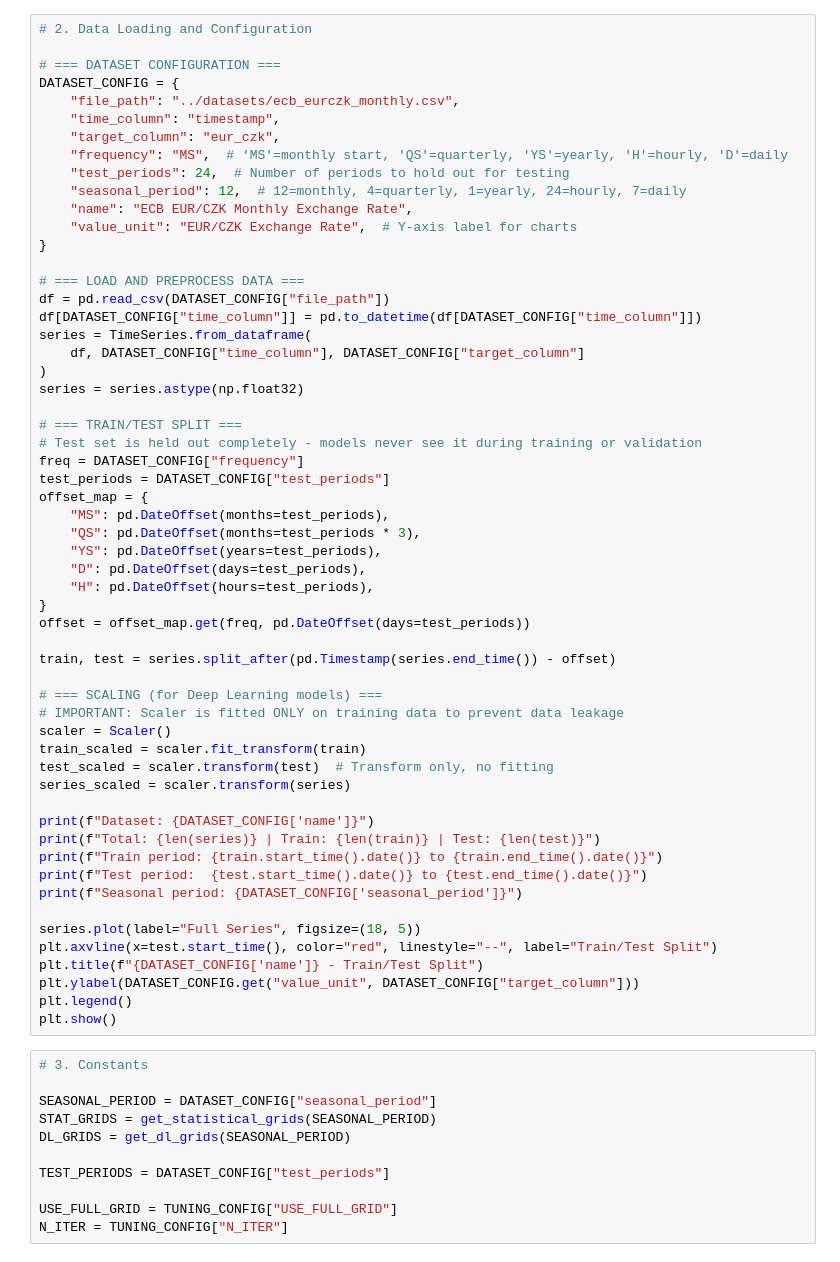
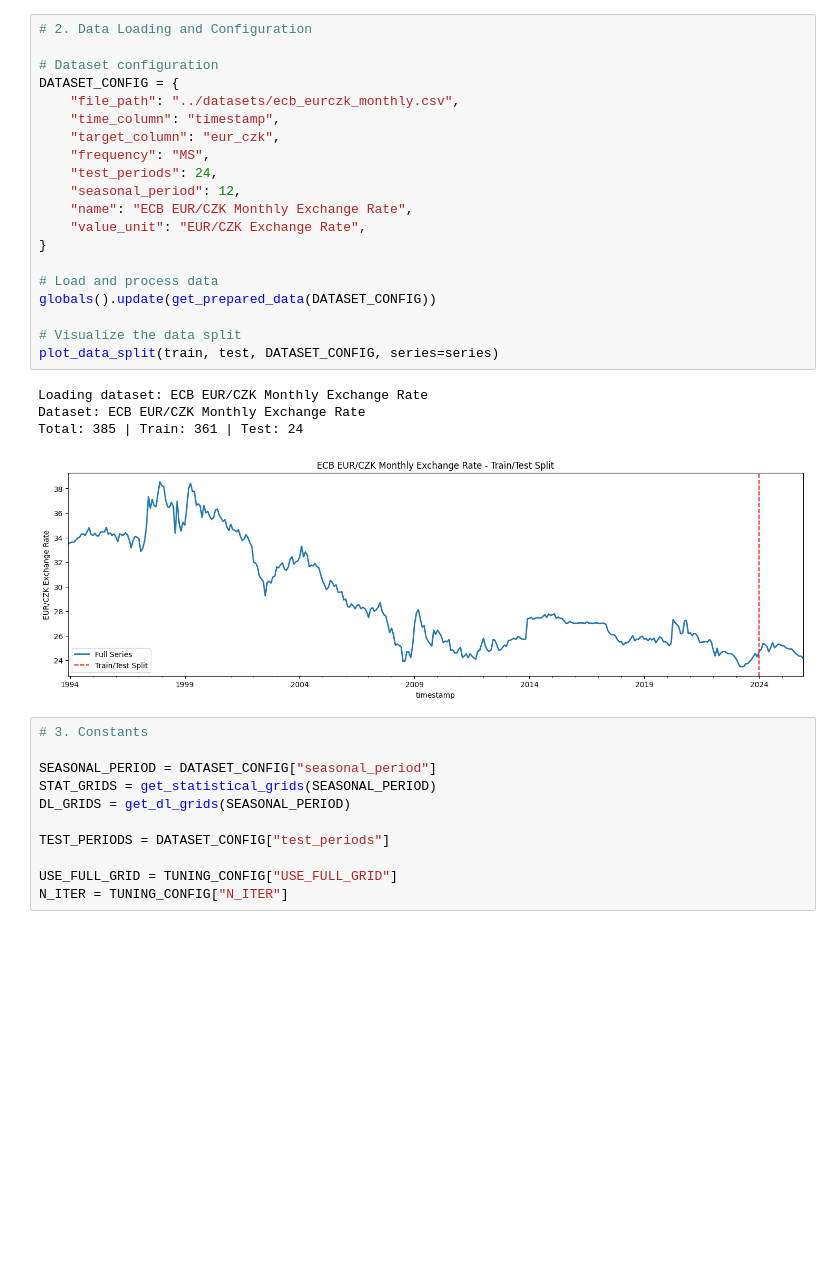
Before and after one commit to ContiHan/Statistika, a Jupyter notebook: forecasting/03_forecasting_ecb_eurczk_monthly.ipynb, the cells around one changed output. Saved outputs shown, nothing was run; the diff lists cells and outputs as text; blank space fills up the shorter version.

```diff
--- a/forecasting/03_forecasting_ecb_eurczk_monthly.ipynb
+++ b/forecasting/03_forecasting_ecb_eurczk_monthly.ipynb
@@ -12,60 +20,28 @@ tracker = ExperimentTracker()
 # %%
 # 2. Data Loading and Configuration
 
-# === DATASET CONFIGURATION ===
+# Dataset configuration
 DATASET_CONFIG = {
     "file_path": "../datasets/ecb_eurczk_monthly.csv",
     "time_column": "timestamp",
     "target_column": "eur_czk",
-    "frequency": "MS",  # 'MS'=monthly start, 'QS'=quarterly, 'YS'=yearly, 'H'=hourly, 'D'=daily
-    "test_periods": 24,  # Number of periods to hold out for testing
-    "seasonal_period": 12,  # 12=monthly, 4=quarterly, 1=yearly, 24=hourly, 7=daily
+    "frequency": "MS",
+    "test_periods": 24,
+    "seasonal_period": 12,
     "name": "ECB EUR/CZK Monthly Exchange Rate",
-    "value_unit": "EUR/CZK Exchange Rate",  # Y-axis label for charts
+    "value_unit": "EUR/CZK Exchange Rate",
 }
 
-# === LOAD AND PREPROCESS DATA ===
-df = pd.read_csv(DATASET_CONFIG["file_path"])
-df[DATASET_CONFIG["time_column"]] = pd.to_datetime(df[DATASET_CONFIG["time_column"]])
-series = TimeSeries.from_dataframe(
-    df, DATASET_CONFIG["time_column"], DATASET_CONFIG["target_column"]
-)
-series = series.astype(np.float32)
+# Load and process data
+globals().update(get_prepared_data(DATASET_CONFIG))
 
-# === TRAIN/TEST SPLIT ===
-# Test set is held out completely - models never see it during training or validation
-freq = DATASET_CONFIG["frequency"]
-test_periods = DATASET_CONFIG["test_periods"]
-offset_map = {
-    "MS": pd.DateOffset(months=test_periods),
-    "QS": pd.DateOffset(months=test_periods * 3),
-    "YS": pd.DateOffset(years=test_periods),
-    "D": pd.DateOffset(days=test_periods),
-    "H": pd.DateOffset(hours=test_periods),
-}
-offset = offset_map.get(freq, pd.DateOffset(days=test_periods))
-
-train, test = series.split_after(pd.Timestamp(series.end_time()) - offset)
-
-# === SCALING (for Deep Learning models) ===
-# IMPORTANT: Scaler is fitted ONLY on training data to prevent data leakage
-scaler = Scaler()
-train_scaled = scaler.fit_transform(train)
-test_scaled = scaler.transform(test)  # Transform only, no fitting
-series_scaled = scaler.transform(series)
-
-print(f"Dataset: {DATASET_CONFIG['name']}")
-print(f"Total: {len(series)} | Train: {len(train)} | Test: {len(test)}")
-print(f"Train period: {train.start_time().date()} to {train.end_time().date()}")
-print(f"Test period:  {test.start_time().date()} to {test.end_time().date()}")
-print(f"Seasonal period: {DATASET_CONFIG['seasonal_period']}")
-
-series.plot(label="Full Series", figsize=(18, 5))
-plt.axvline(x=test.start_time(), color="red", linestyle="--", label="Train/Test Split")
-plt.title(f"{DATASET_CONFIG['name']} - Train/Test Split")
-plt.ylabel(DATASET_CONFIG.get("value_unit", DATASET_CONFIG["target_column"]))
-plt.legend()
-plt.show()
+# Visualize the data split
+plot_data_split(train, test, DATASET_CONFIG, series=series)
+# %% [output]
+Loading dataset: ECB EUR/CZK Monthly Exchange Rate
+Dataset: ECB EUR/CZK Monthly Exchange Rate
+Total: 385 | Train: 361 | Test: 24
+[figure, added]
 # %%
 # 3. Constants
 
```
Also changed, not shown: parts of 7 cells of this notebook, 30 other files.
